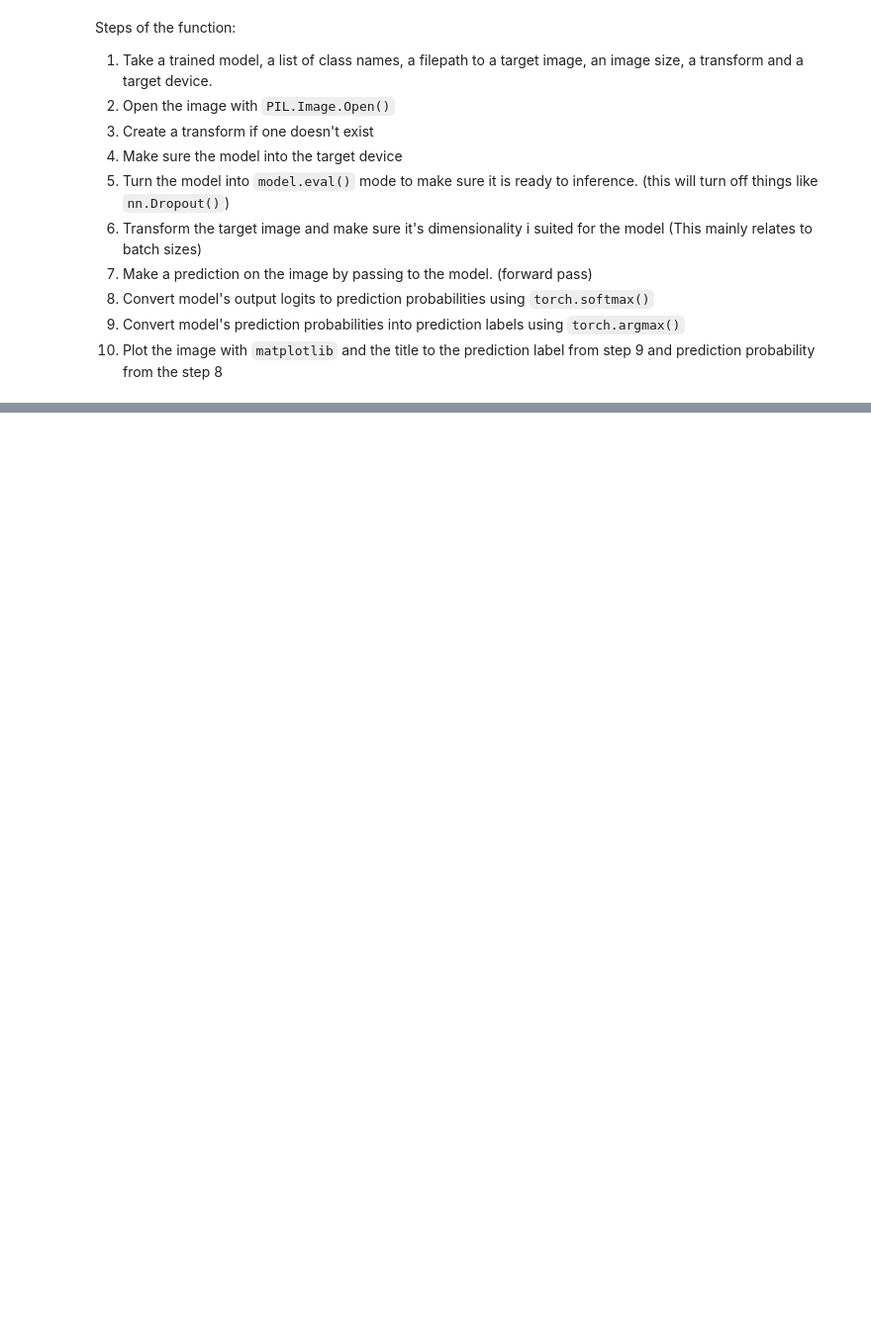
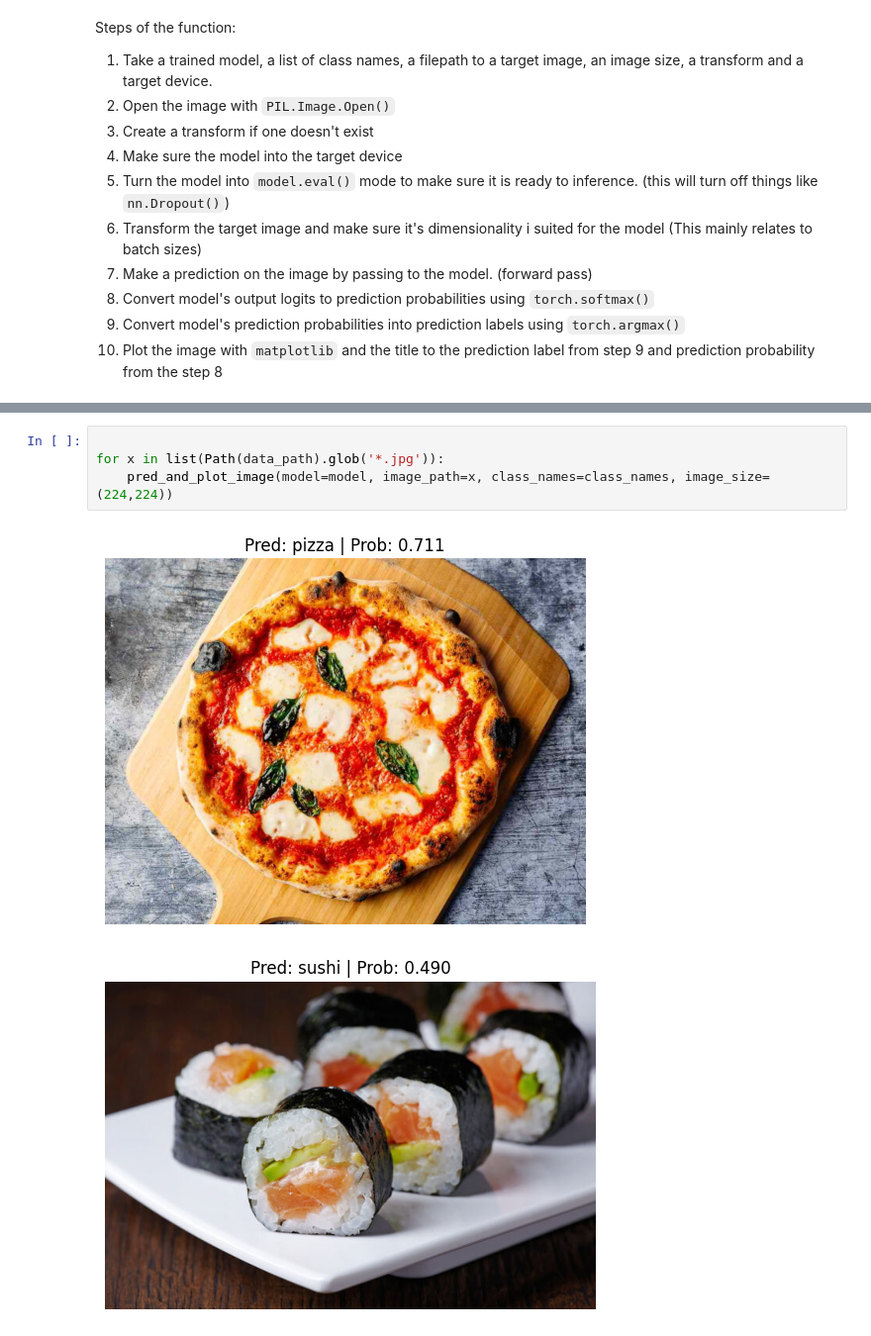
Before and after one commit to Niloy009/learning_pytorch, a Jupyter notebook: 06_pytorch_transfer_learning.ipynb, the cells around one changed output, grey strips where cells are left out. Shown at 99% size. Cells and saved outputs as stored; diff of their text form; blank space fills up the shorter version.

```diff
--- a/06_pytorch_transfer_learning.ipynb
+++ b/06_pytorch_transfer_learning.ipynb
@@ -429,0 +455,7 @@ def pred_and_plot_image(model: torch.nn.Module,
+# %%
+
+for x in list(Path(data_path).glob('*.jpg')):
+    pred_and_plot_image(model=model, image_path=x, class_names=class_names, image_size=(224,224))
+# %% [output]
+[figure, added]
+[figure, added]
```
Also changed, not shown: parts of 5 cells of this notebook, 3 other files.
